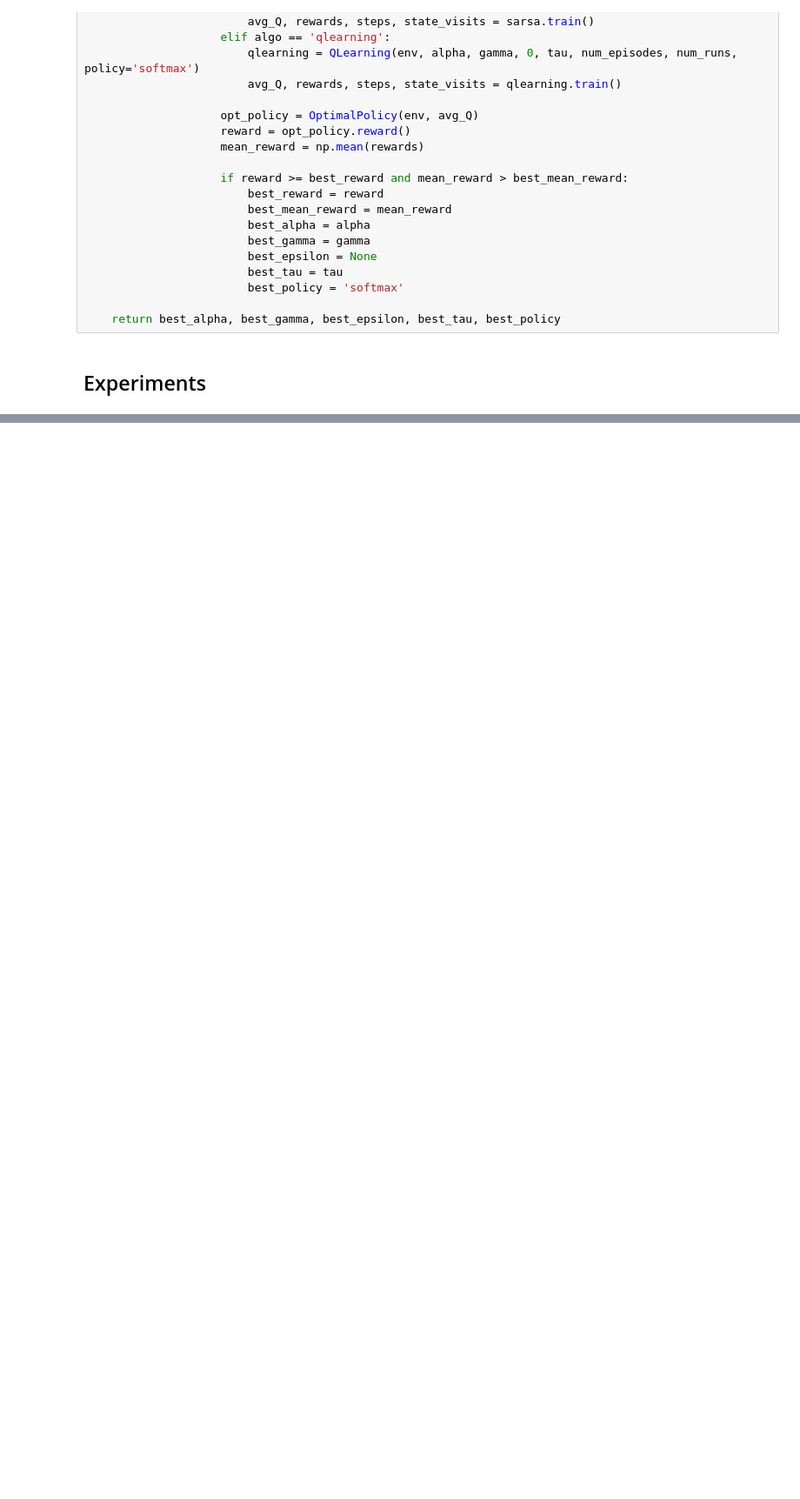
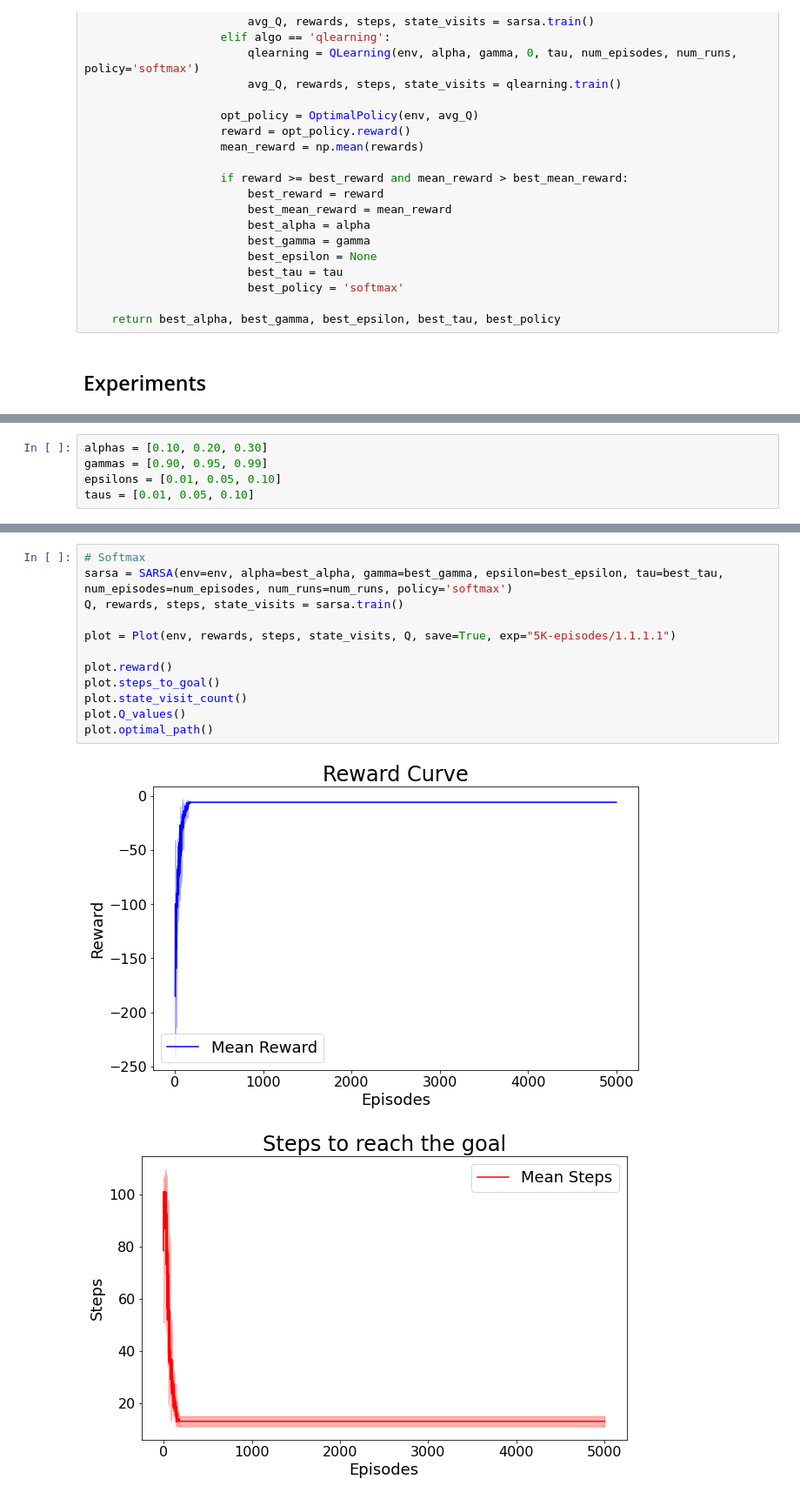
Before and after one commit to nishant-sahoo/RL_Assignments, a Jupyter notebook: Programming Assignments/PA1/notebook.ipynb, the cells around one changed output, grey strips where cells are left out. Shown: that part at 87% size. Cells and saved outputs as stored; diff of their text form; blank space fills up the shorter version.

```diff
--- a/Programming Assignments/PA1/notebook.ipynb
+++ b/Programming Assignments/PA1/notebook.ipynb
@@ -1131,0 +496,5 @@ Total Reward [-1.]
+# %%
+alphas = [0.10, 0.20, 0.30]
+gammas = [0.90, 0.95, 0.99]
+epsilons = [0.01, 0.05, 0.10]
+taus = [0.01, 0.05, 0.10]
@@ -1131,0 +542,15 @@ Total Reward [-1.]
+# %%
+# Softmax
+sarsa = SARSA(env=env, alpha=best_alpha, gamma=best_gamma, epsilon=best_epsilon, tau=best_tau, num_episodes=num_episodes, num_runs=num_runs, policy='softmax')
+Q, rewards, steps, state_visits = sarsa.train()
+
+plot = Plot(env, rewards, steps, state_visits, Q, save=True, exp="5K-episodes/1.1.1.1")
+
+plot.reward()
+plot.steps_to_goal()
+plot.state_visit_count()
+plot.Q_values()
+plot.optimal_path()
+# %% [output]
+[figure, added]
+[figure, added]
```
Also changed, not shown: parts of 160 cells of this notebook.
